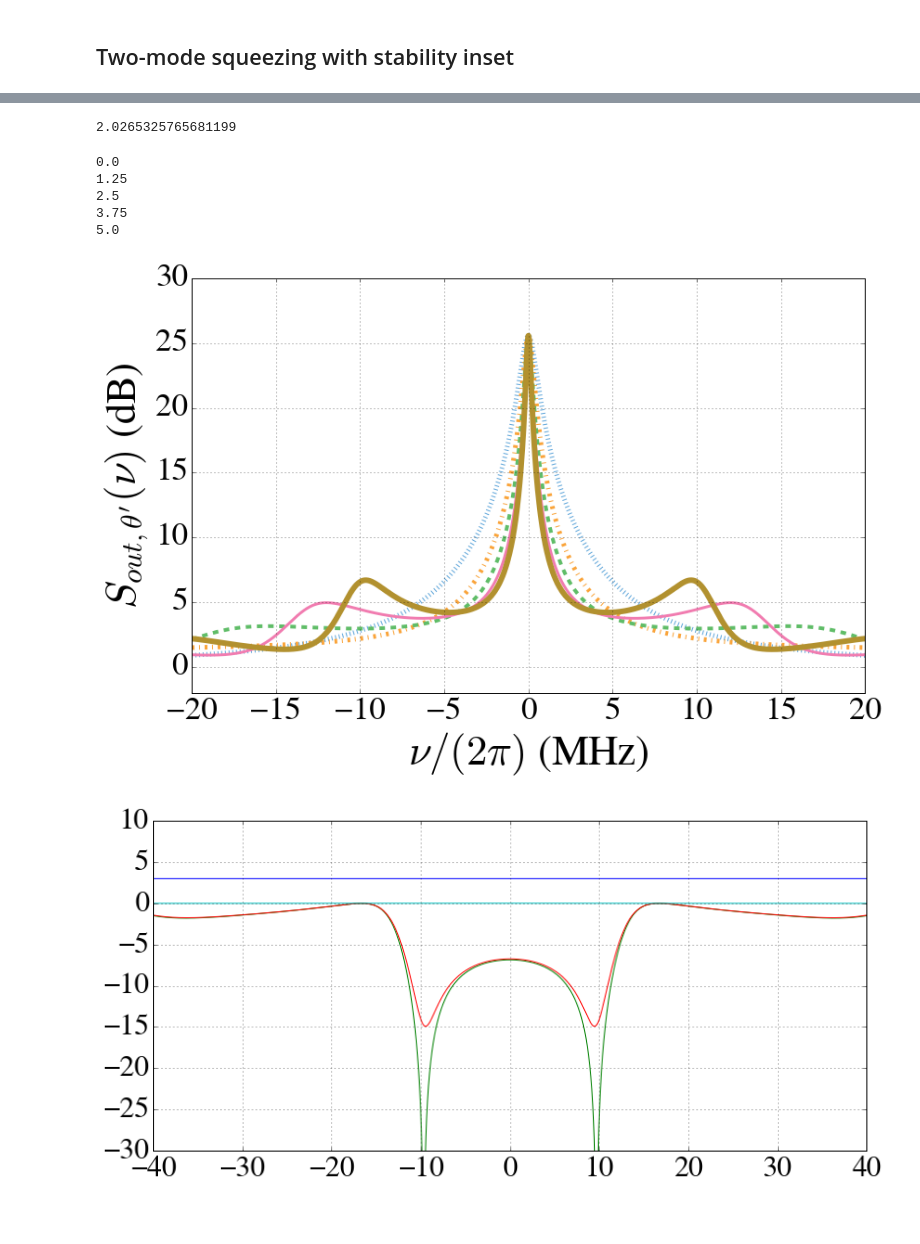
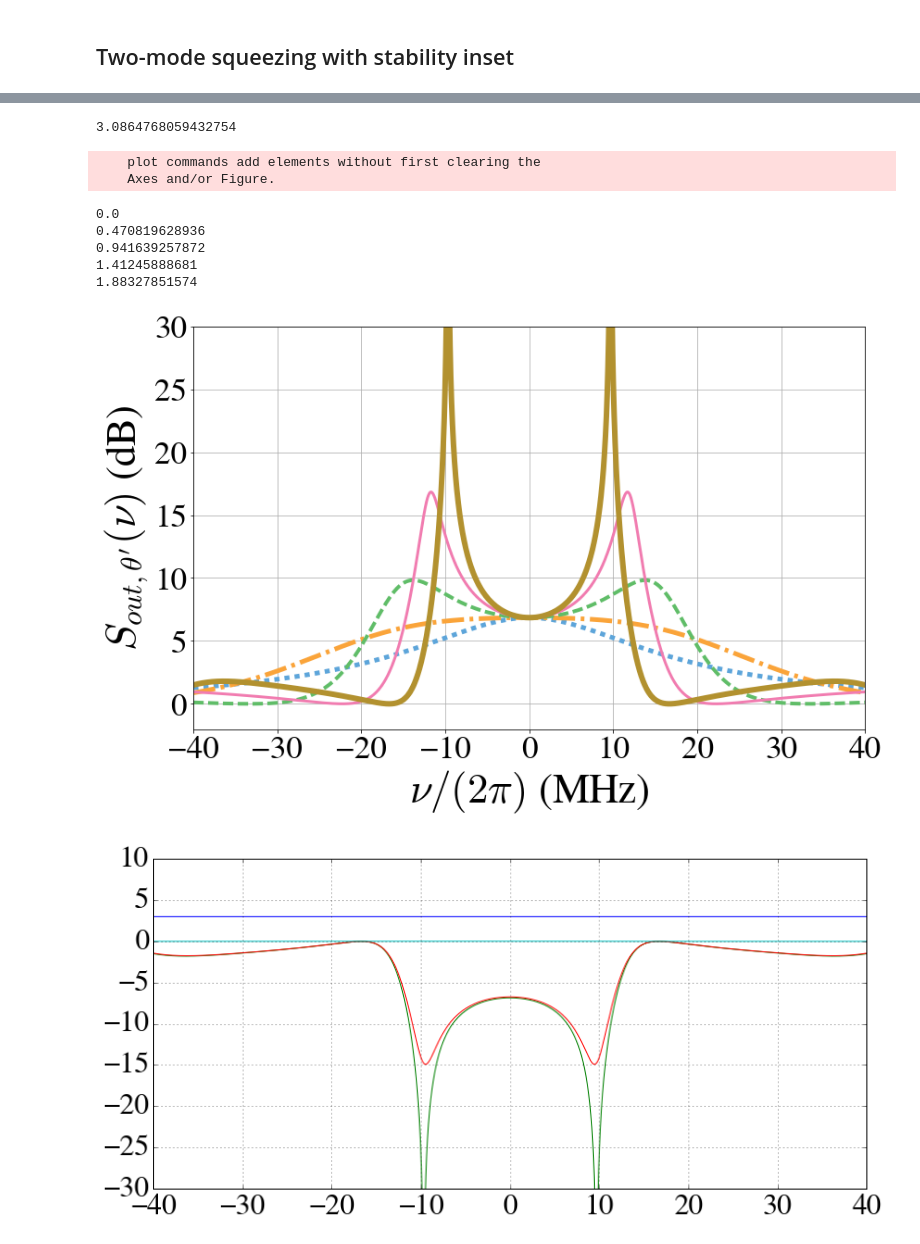
Before and after one commit to nemetniki/General-linear-model, a Jupyter notebook: NDPApaper_figures.ipynb, the cells around one changed output, grey strips where cells are left out. Cells and saved outputs as stored; diff of their text form; code cells hidden in the pictures; blank space fills up the shorter version.

```diff
--- a/NDPApaper_figures.ipynb
+++ b/NDPApaper_figures.ipynb
@@ -68,6 +69,8 @@ from ipywidgets import interactive
 import ipywidgets as widgets
 from IPython.display import display
 
+mpl.rcParams['mathtext.fontset'] = 'cm'
+mpl.rcParams['mathtext.rm'] = 'serif'
 mpl.rc('font',family='FreeSerif')
 mpl.rc('xtick',labelsize=30)
 mpl.rc('ytick',labelsize=30)
@@ -107,13 +110,13 @@ def stab_squeez_slider(x,theta,dela,loss,kapa,ra,kta,phia,kapb,rb,ktb,phib,nui,n
 #	Soutp_th  = 10*np.log10(1+4*eps*kap1a/((eps-kapa)**2+(nu-Del)**2))
 #	Soutm_th  = 10*np.log10(1.+4*eps*kap1a/((eps-kapa)**2+(nu+Del)**2))
 	Sout_th  = np.zeros(N)
-	Sout_th[N/2:N]  = 10*np.log10(1+4*eps*kap1a/((eps-kapa)**2+(nu[N/2:N]-Del)**2))
-	Sout_th[0:N/2]  = 10*np.log10(1.+4*eps*kap1a/((eps-kapa)**2+(nu[0:N/2]+Del)**2))
+	Sout_th[int(N/2):N]  = 10*np.log10(1+4*eps*kap1a/((eps-kapa)**2+(nu[int(N/2):N]-Del)**2))
+	Sout_th[0:int(N/2)]  = 10*np.log10(1.+4*eps*kap1a/((eps-kapa)**2+(nu[0:int(N/2)]+Del)**2))
 #	Soutp_th1 = 10*np.log10(1+4*eps*kapa/((eps-kapa)**2+(nu-Del)**2))
 #	Soutm_th1 = 10*np.log10(1+4*eps*kapa/((eps-kapa)**2+(nu+Del)**2))
 	Sout_th1 = np.zeros(N)
-	Sout_th1[N/2:N] = 10*np.log10(1+4*eps*kapa/((eps-kapa)**2+(nu[N/2:N]-Del)**2))
-	Sout_th1[0:N/2] = 10*np.log10(1+4*eps*kapa/((eps-kapa)**2+(nu[0:N/2]+Del)**2))
+	Sout_th1[int(N/2):N] = 10*np.log10(1+4*eps*kapa/((eps-kapa)**2+(nu[int(N/2):N]-Del)**2))
+	Sout_th1[0:int(N/2)] = 10*np.log10(1+4*eps*kapa/((eps-kapa)**2+(nu[0:int(N/2)]+Del)**2))
 
 	## STABILITY ##
 	ka    = 2*sqrt(ra*(1-ra)*(1-La/100.))*kapa    #k_a (feedback strength in mode a)
@@ -176,7 +179,6 @@ def stab_squeez_slider(x,theta,dela,loss,kapa,ra,kta,phia,kapb,rb,ktb,phib,nui,n
 	fsfont = {'fontname':'FreeSerif'}
 	fig=plt.figure(figsize=(12,8))
 	axsq = fig.add_axes([.15,.15,.8,.8]) # main axes
-	axsq.hold(True)
 	axsq.set_xlabel('$\\nu/(2\pi)$ (MHz)',fontsize = 40,**fsfont)
 	axsq.set_ylabel('$S_{out,\\theta^\\prime} (\\nu)$ (dB)',fontsize = 40,**fsfont)
 	axsq.set_ylim(-25,2)
@@ -187,7 +189,6 @@ def stab_squeez_slider(x,theta,dela,loss,kapa,ra,kta,phia,kapb,rb,ktb,phib,nui,n
 #	axsq.plot(nu/2/pi,np.real(Soutm_fb),color = colors["brown"],linewidth = 3,linestyle="solid")
 	axsq.plot(nu/2/pi,np.real(Sout_fb),color = colors["red"],linewidth = 3,linestyle="solid")
 	axsq.grid(True)
-	axsq.hold(True)
 #	axsq.plot(nu/2/pi,np.real(Soutp_fb),color = colors["brown"],linewidth = 3,linestyle="solid")
 	Sout_fbL = Squeez(eps,theta,Del,kapa,ra,kta,phia,La+loss,thetapa,kapb,rb,ktb,phib,Lb+loss,thetapb,nu)
 	axsq.plot(nu/2/pi,np.real(Sout_fbL),color = colors["yellow"],linewidth = 5,linestyle="dashed")
@@ -196,16 +197,16 @@ def stab_squeez_slider(x,theta,dela,loss,kapa,ra,kta,phia,kapb,rb,ktb,phib,nui,n
 	axsq.plot(nu/2/pi,np.real(Sout_th),color = colors["green"],linewidth = 6,linestyle="dotted")
 #	axsq.plot(nu/2/pi,np.real(Soutm_th),color = colors["yellow"],linewidth = 6,linestyle="dotted")
 #	axsq.plot(nu/2/pi,np.real(Soutp_th),color = colors["yellow"],linewidth = 6,linestyle="dotted")
-	axsq.plot(nu/2/pi,np.real(Sout_th1),color = colors["blue"],linewidth = 6,linestyle="dashdot")
+	axsq.plot(nu/2/pi,np.real(Sout_th1),color = colors["blue"],linewidth = 4,linestyle="dashdot")
 #	axsq.plot(nu/2/pi,np.real(Soutm_th1),color = colors["blue"],linewidth = 3,linestyle="dashed")
 #	axsq.plot(nu/2/pi,np.real(Soutp_th1),color = colors["blue"],linewidth = 3,linestyle="dashed")
 	#for i in range(4):
 	#    axsq.plot(nu,Squeez[:,i],color = colors[collab[i]],linewidth = linewidth[i],linestyle=linestyle[i])
 	#    axsq.grid(True)
+	axsq.set_xlim(-60,60)
 
 	### Stability inset ###
 	axst=fig.add_axes([0.24,0.27,0.2,0.35])
-	axst.hold(True)
 	axst.contour(lr,li,np.real(eq2(lr,li)),[0],colors='b')
 	axst.contour(lr,li,np.real(eq1(lr,li)),[0],colors='b')
 	axst.contour(lr,li,np.imag(eq1(lr,li)),[0],colors='g')
@@ -219,20 +220,20 @@ def stab_squeez_slider(x,theta,dela,loss,kapa,ra,kta,phia,kapb,rb,ktb,phib,nui,n
 	axst.set_xlabel('$\lambda_r (MHz)$',fontsize = 28,**fsfont)
 	axst.set_ylabel('$\lambda_i (MHz)$',fontsize = 28,**fsfont)
 	axst.xaxis.set_label_coords(0.5, -0.20)
-	axst.yaxis.set_label_coords(-0.22,0.5)
+	axst.yaxis.set_label_coords(-0.20,0.5)
 	axst.set_xlim(-20,20)
 	plt.show()
 #stab_squeez(x,theta,dela,loss,kapa,ra,kta,phia,kapb,rb,ktb,phib,nui,nuf,N):
 ##switch is True if some loss is necessary besides the lossless calculation,
 ##and False if one of the loops (b) is switched off
 
-x_slider       = widgets.FloatSlider(value = 0.666666666666, min=0., max=2., step=0.01, description='$|\epsilon| (\kappa)$')
+x_slider       = widgets.FloatSlider(value = 0.333333333333333, min=0., max=2., step=0.01, description='$|\epsilon| (\kappa)$')
 loss_slider    = widgets.FloatSlider(value = 5, min=0., max=100., step=1, description='loss (%)')
 dela_slider    = widgets.FloatSlider(value = 0.0, min=0., max=10., step=0.01, description='$\Delta (\kappa_a)$')
 ra_slider      = widgets.FloatSlider(value = 0.5, min=0., max=1., step=0.001, description='$\kappa_{1,a} (\kappa_a)$')
 rb_slider      = widgets.FloatSlider(value = 0.5, min=0., max=1., step=0.001, description='$\kappa_{1,b} (\kappa_b)$')
-kta_slider     = widgets.FloatSlider(value = 2.0265325765681199, min=0., max=10., step=0.0001, description='$\kappa_{a}\\tau_a$')
-ktb_slider     = widgets.FloatSlider(value = 2.0265325765681199, min=0., max=10., step=0.0001, description='$\kappa_{b}\\tau_b$')
+kta_slider     = widgets.FloatSlider(value = 3.0864768059432754, min=0., max=10., step=0.0001, description='$\kappa_{a}\\tau_a$')
+ktb_slider     = widgets.FloatSlider(value = 3.0864768059432754, min=0., max=10., step=0.0001, description='$\kappa_{b}\\tau_b$')
 phia_slider    = widgets.FloatSlider(value = 0.0, min=0., max=2., step=0.001, description='$\phi_a (\pi)$')
 phib_slider    = widgets.FloatSlider(value = 0., min=0., max=2., step=0.001, description='$\phi_b (\pi)$')
 theta_slider   = widgets.FloatSlider(value = 1., min=-1., max=1., step=0.01, description='$\\theta (\pi)$')
@@ -253,10 +252,11 @@ display(w)
 # %%
+import numpy as np
 def tau(eps,k,phi):
     nu = np.sqrt(k**2-(1-eps)**2)
     return np.arccos((-1)**phi*(eps-1)/k)/nu
-tau(2/3.,1,0)
+tau(1/3,1,0)
 # %% [output]
-2.0265325765681199
+3.0864768059432754
 # %%
 #Generates a plot for two-mode squeezing with feedback for different time-delays
 %matplotlib inline
@@ -267,47 +267,52 @@ from scipy.optimize import fsolve
 import matplotlib.pyplot as plt
 import matplotlib as mpl
 
+mpl.rcParams['mathtext.fontset'] = 'cm'
+mpl.rcParams['mathtext.rm'] = 'serif'
 mpl.rc('font',family='FreeSerif')
 mpl.rc('xtick',labelsize=25)
 mpl.rc('ytick',labelsize=25)
 
 colors={'red':(241/255.,88/255.,84/255.),\
         'orange':(250/255,164/255.,58/255.),\
         'pink':(241/255,124/255.,176/255.),\
         'brown':(178/255,145/255.,47/255.),\
         'purple':(178/255,118/255.,178/255.),\
         'green':(96/255,189/255.,104/255.),\
         'blue':(93/255,165/255.,218/255.),\
         'yellow':(222/255., 207/255., 63/255),\
         'black':(0.,0.,0.)}
 collab = ['blue','orange','green','pink','brown']
 plt.figure(3,figsize=(13,8))
 fsfont = {'fontname':'FreeSerif'}
 
 plt.hold(True)
 plt.grid(True)
 plt.xlabel('$\\nu/(2\pi)$ (MHz)',fontsize = 45,**fsfont)
 plt.ylabel('$S_{out,\\theta^\\prime} (\\nu)$ (dB)',fontsize = 45,**fsfont)
 plt.ylim(-2,30)
+plt.xlim(-40,40)
 plt.xticks(fontsize = 35,**fsfont)
 plt.yticks(fontsize = 35,**fsfont)
 ls = ["dotted","dashdot","dashed","solid","solid"]
 lw = [5,5,4,3,6]
-kt = np.linspace(0,5,5)
-nu = np.linspace(-20,20,50000)*2*np.pi
+kt = np.linspace(0,1.8832785157443013,5)
+nu = np.linspace(-40,40,50000)*2*np.pi
 for i in range(0,5):
     #Sout_fb = Squeez(eps,theta,Del,kapa,ra,kta,phia,La+loss,thetapa,kapb,rb,ktb,phib,Lb+loss,thetapb,nu)
-    Sout_fb = Squeez(0.45*2*np.pi*10,0*np.pi,0,10*2.*pi,0.933,kt[i],np.pi,0,0,10*2.*pi,0.933,kt[i],np.pi,0,0,nu)
+    Sout_fb = Squeez(0.75*2*np.pi*10,0*np.pi,0,10*2.*pi,0.5,kt[i],0*np.pi,0,0,10*2.*pi,0.5,kt[i],0*np.pi,0,0,nu)
     print(kt[i])
     plt.plot(nu/2/pi,np.real(Sout_fb),color = colors[collab[i]],linewidth = lw[i],linestyle=ls[i])
 plt.show()
 # %% [output]
-0.0
-1.25
-2.5
-3.75
-5.0
+    plot commands add elements without first clearing the
+    Axes and/or Figure.
+0.0
+0.470819628936
+0.941639257872
+1.41245888681
+1.88327851574
-[figure, old version]
+[figure, new version]
 # %%
 # OTHER RESULT IS NOT REPRODUCABLE DUE TO LACK OF PARAMETER VALUES
 # Comparison of the two-mode squeezing spectra for the BS feedback and our coherent feedback
```
Also changed, not shown: parts of 6 cells of this notebook, 2 other files.
